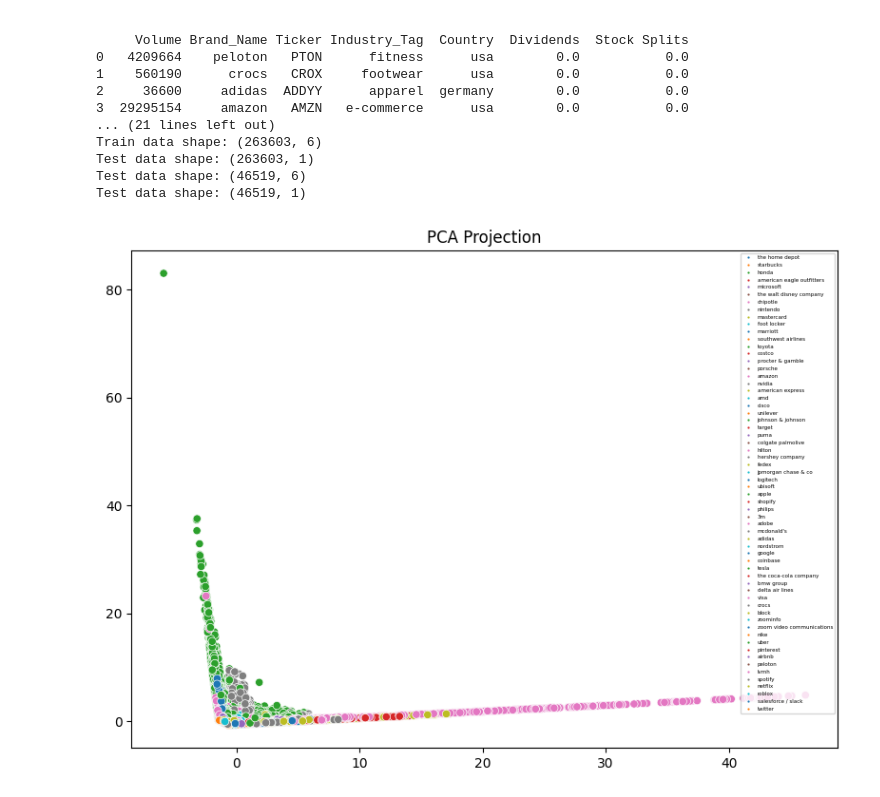
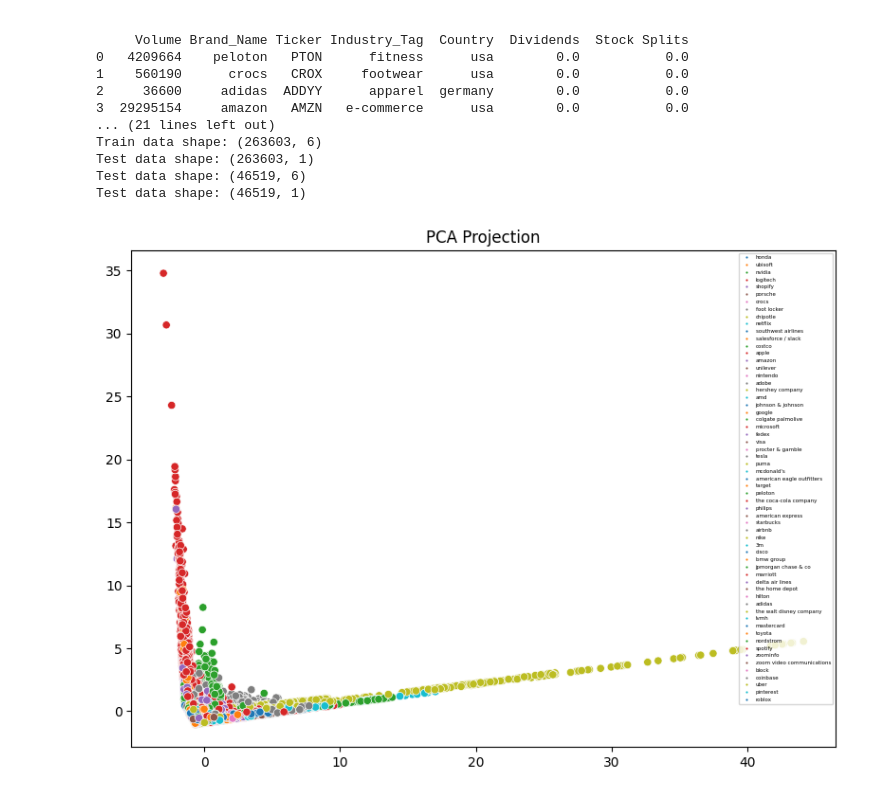
Before and after one commit to Hoot-Vaughn/Stocks_Project, a Jupyter notebook: scripts/clustering.ipynb, the cells around one changed output. Saved outputs shown, nothing was run; the diff lists cells and outputs as text; code cells hidden in the pictures.

```diff
--- a/scripts/clustering.ipynb
+++ b/scripts/clustering.ipynb
@@ -91,9 +91,9 @@ Test data shape: (263603, 1)
 Test data shape: (46519, 6)
 Test data shape: (46519, 1)
 # %%
-graphPCA(X_train, 2, Y_train)
+graphPCA(X_test, 2, Y_test)
 # %% [output]
-[figure, old version]
+[figure, new version]
 # %%
 graphPaCMAP(X_test,Y_test)
 # %% [output]
```
Also changed, not shown: parts of 7 cells of this notebook, 3 other files.
